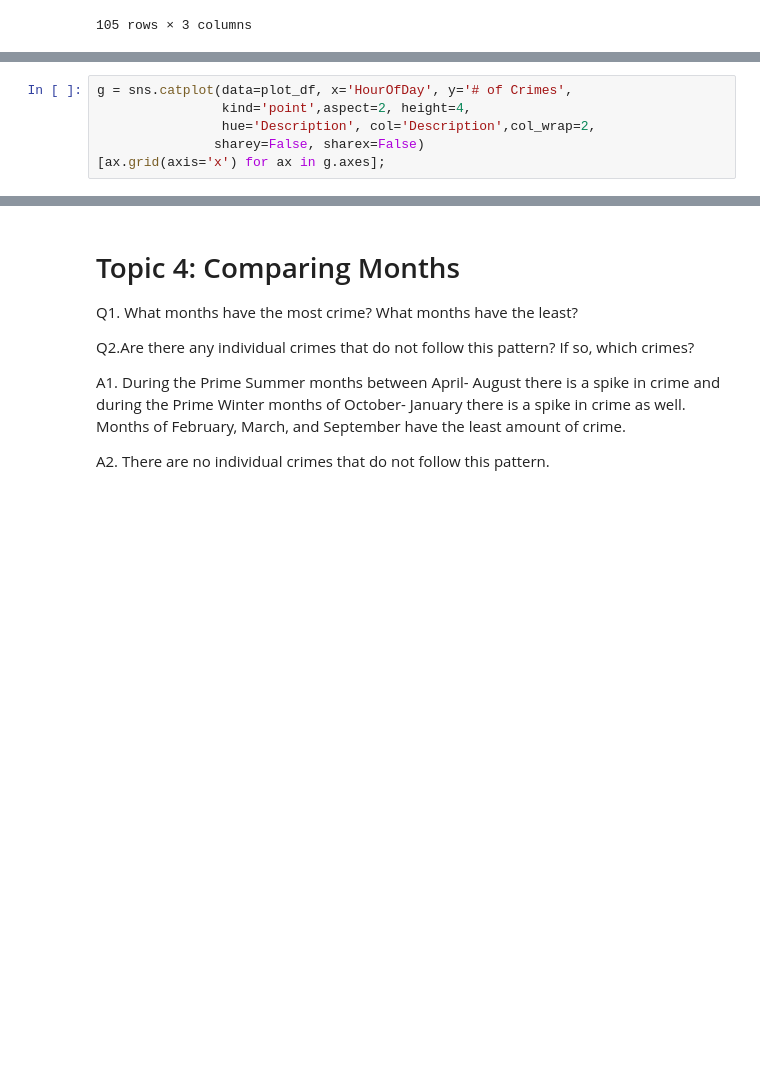
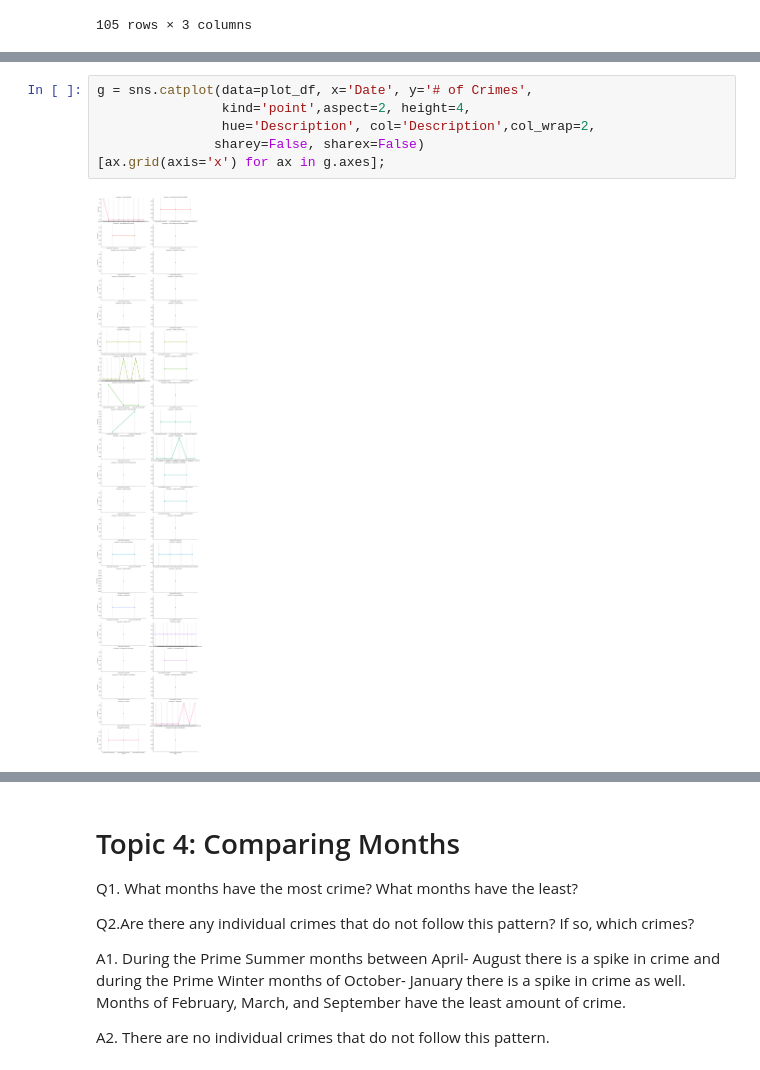
Before and after one commit to CatDawn29/Tippins-Chicago-Data-Project-4, a Jupyter notebook: Project 4 - Tippins Chicago Crime Data.ipynb, the cells around one changed output, grey strips where cells are left out. Cells and saved outputs as stored; diff of their text form; blank space fills up the shorter version.

```diff
--- a/Project 4 - Tippins Chicago Crime Data.ipynb
+++ b/Project 4 - Tippins Chicago Crime Data.ipynb
@@ -419,7 +430,9 @@ ax.legend(bbox_to_anchor=[1,1]);
 # %%
-g = sns.catplot(data=plot_df, x='HourOfDay', y='# of Crimes',
+g = sns.catplot(data=plot_df, x='Date', y='# of Crimes',
                 kind='point',aspect=2, height=4,
                 hue='Description', col='Description',col_wrap=2,
                sharey=False, sharex=False)
 [ax.grid(axis='x') for ax in g.axes];
+# %% [output]
+[figure, added]
 # %%
```
Also changed, not shown: parts of 13 cells of this notebook.
